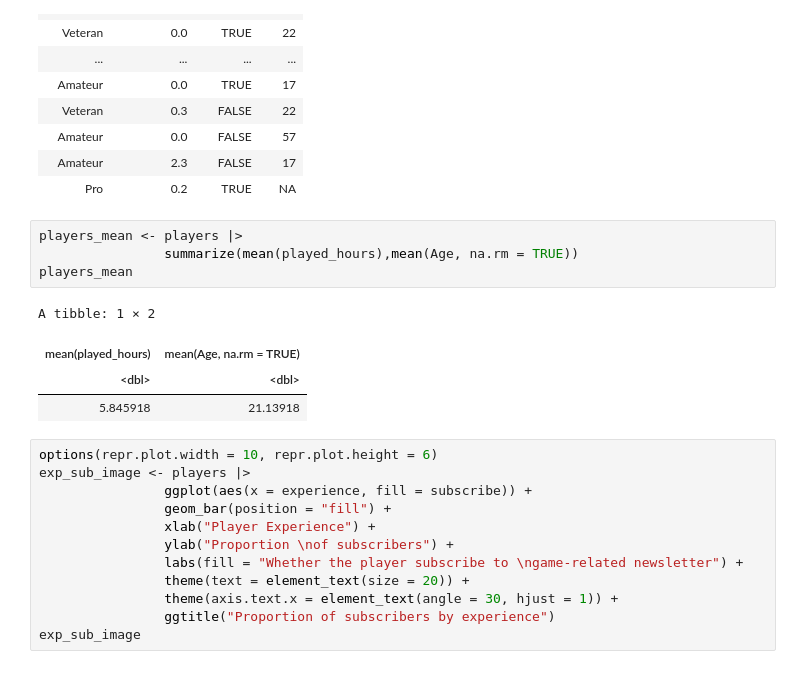
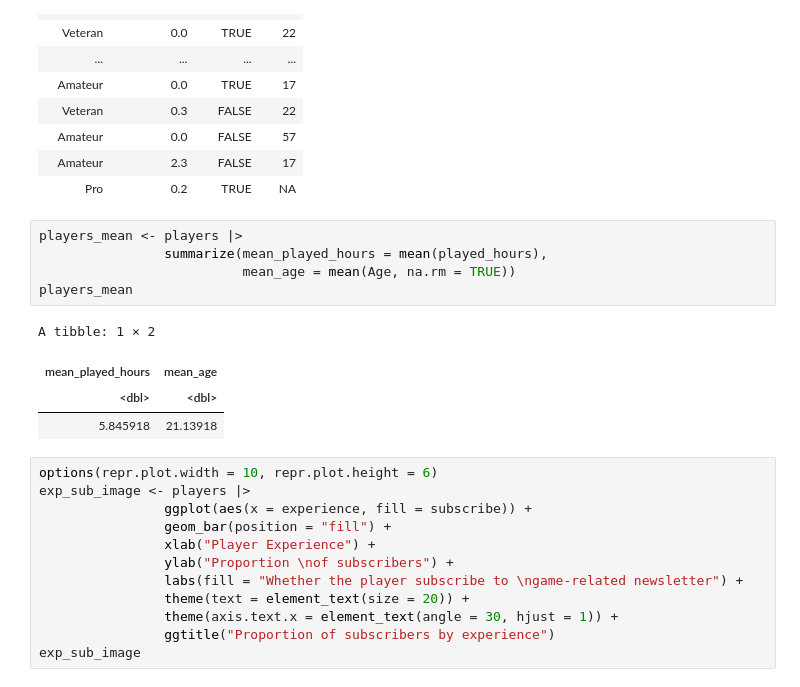
Before and after one commit to MrSaltyPotatoes/UBC-DSCI-100-Project, a Jupyter notebook: Individual Plan_ZhijieZhang_Group004-44.ipynb, the cells around one changed output. Saved outputs shown, nothing was run; the diff lists cells and outputs as text.

```diff
--- a/Individual Plan.ipynb
+++ b/Individual Plan_ZhijieZhang_Group004-44.ipynb
@@ -93,11 +112,12 @@ A tibble: 196 × 4
 | Pro | 0.2 | TRUE | NA |
 # %%
 players_mean <- players |>
-                summarize(mean(played_hours),mean(Age, na.rm = TRUE))
+                summarize(mean_played_hours = mean(played_hours),
+                          mean_age = mean(Age, na.rm = TRUE))
 players_mean
 # %% [output]
 A tibble: 1 × 2
-| mean(played_hours) | mean(Age, na.rm = TRUE) |
+| mean_played_hours | mean_age |
 | <dbl> | <dbl> |
 | 5.845918 | 21.13918 |
 # %%
```
Also changed, not shown: parts of 13 cells of this notebook.
